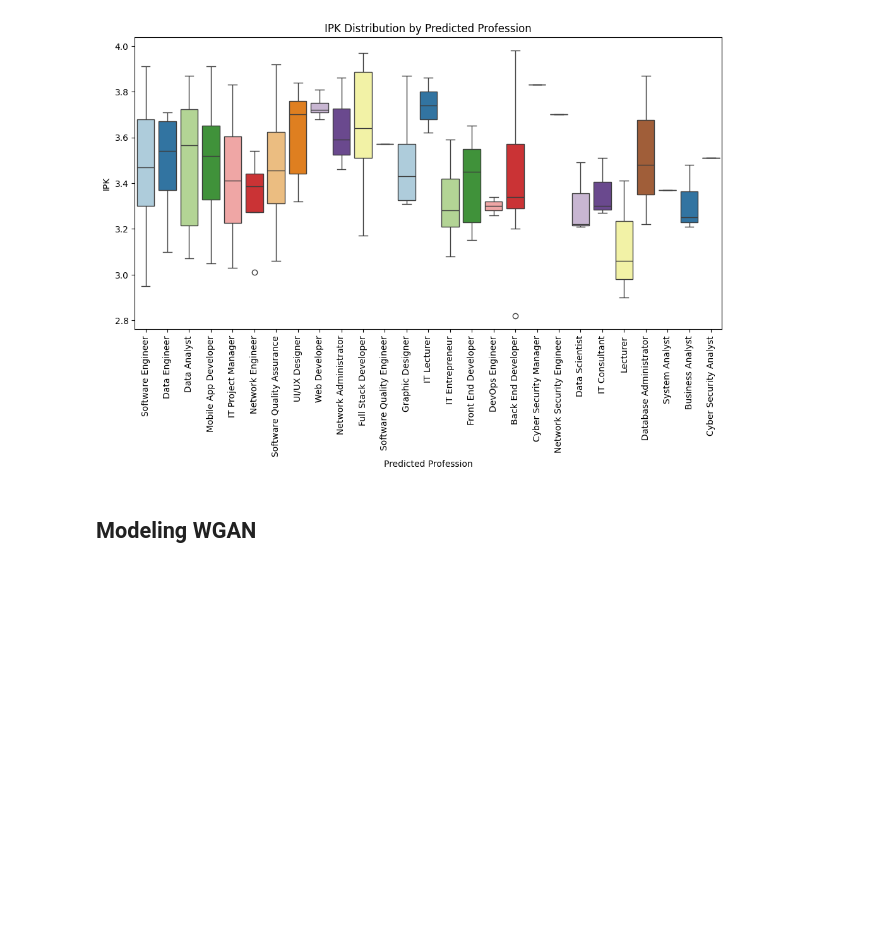
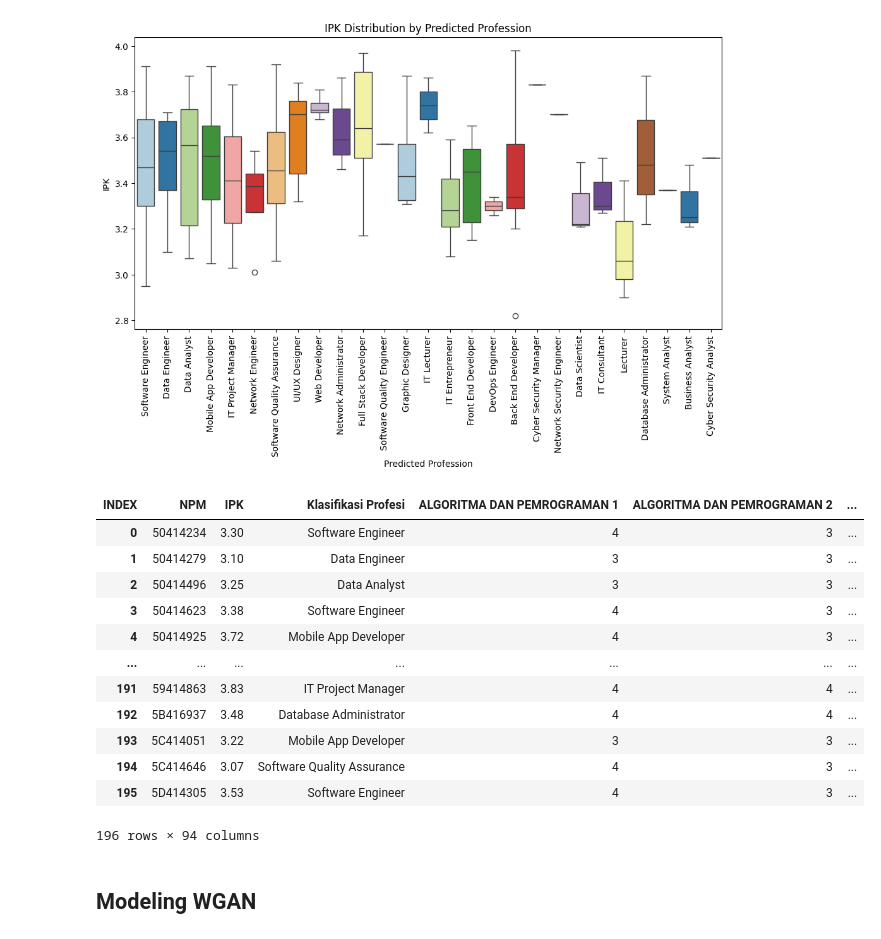
Before and after one commit to riqalter/PrediksiProfesi, a Jupyter notebook: NotebookVer2-torch.ipynb, the cells around one changed output. Saved outputs shown, nothing was run; the diff lists cells and outputs as text; code cells hidden in the pictures; blank space fills up the shorter version.

```diff
--- a/NotebookVer2-torch.ipynb
+++ b/NotebookVer2-torch.ipynb
@@ -277,5 +277,21 @@ plt.xlabel('Predicted Profession')
 plt.show()
 # %% [output]
 [figure]
+# %%
+pivoted_grades_filled
+# %% [output]
+| INDEX | NPM | IPK | Klasifikasi Profesi | ALGORITMA DAN PEMROGRAMAN 1 | ALGORITMA DAN PEMROGRAMAN 2 | ... |
+| 0 | 50414234 | 3.30 | Software Engineer | 4 | 3 | ... |
+| 1 | 50414279 | 3.10 | Data Engineer | 3 | 3 | ... |
+| 2 | 50414496 | 3.25 | Data Analyst | 3 | 3 | ... |
+| 3 | 50414623 | 3.38 | Software Engineer | 4 | 3 | ... |
+| 4 | 50414925 | 3.72 | Mobile App Developer | 4 | 3 | ... |
+| ... | ... | ... | ... | ... | ... | ... |
+| 191 | 59414863 | 3.83 | IT Project Manager | 4 | 4 | ... |
+| 192 | 5B416937 | 3.48 | Database Administrator | 4 | 4 | ... |
+| 193 | 5C414051 | 3.22 | Mobile App Developer | 3 | 3 | ... |
+| 194 | 5C414646 | 3.07 | Software Quality Assurance | 4 | 3 | ... |
+| 195 | 5D414305 | 3.53 | Software Engineer | 4 | 3 | ... |
+196 rows × 94 columns
 # %% [markdown]
 ## Modeling WGAN
```
Also changed, not shown: parts of 11 cells of this notebook, 4 other files.
